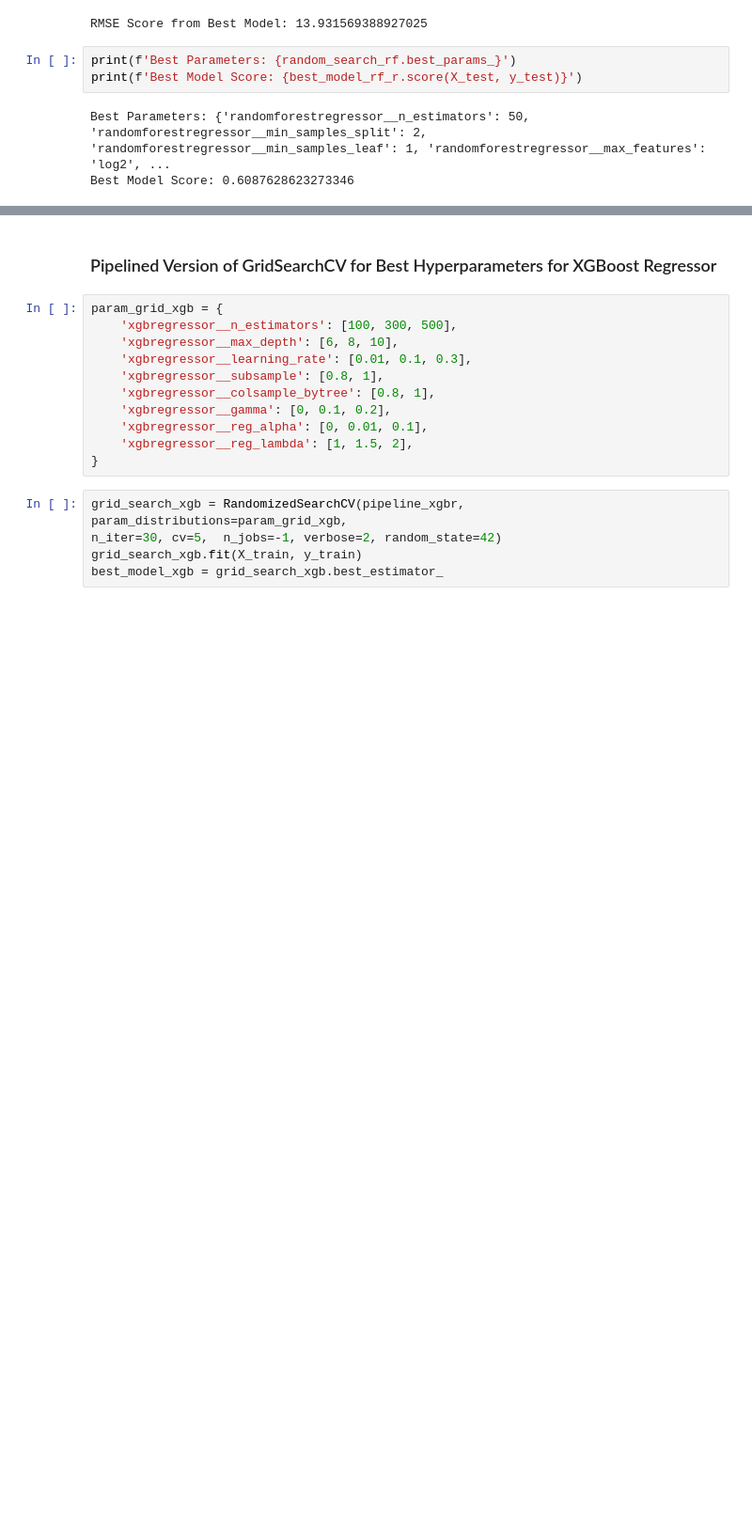
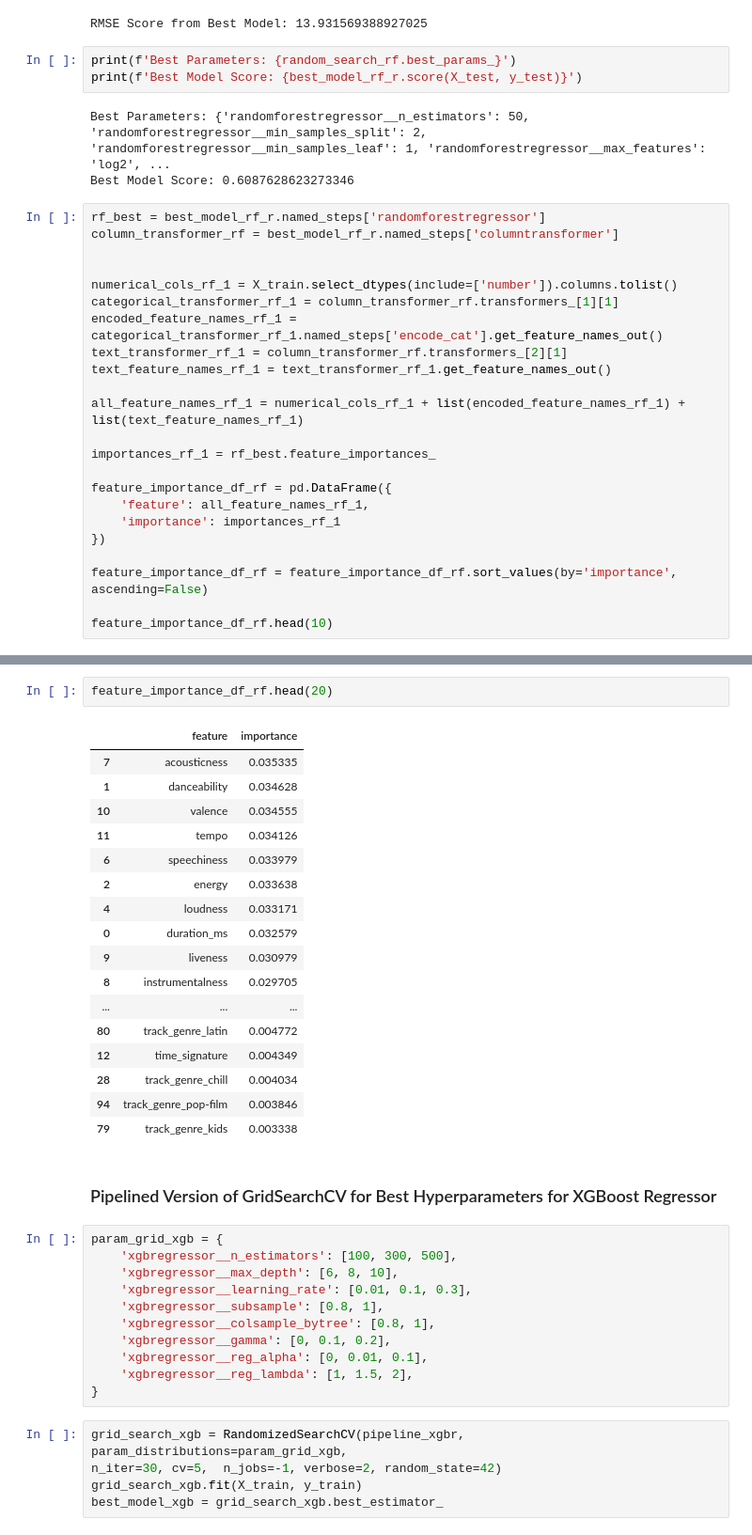
Before and after one commit to shreyamusini/song_popularity_dsc_148_final_project, a Jupyter notebook: eda_shreya.ipynb, the cells around one changed output, grey strips where cells are left out. Shown at 94% size. Cells and saved outputs as stored; diff of their text form; blank space fills up the shorter version.

```diff
--- a/eda_shreya.ipynb
+++ b/eda_shreya.ipynb
@@ -789,3 +869,26 @@ print(f'Best Model Score: {best_model_rf_r.score(X_test, y_test)}')
 # %% [output]
 Best Parameters: {'randomforestregressor__n_estimators': 50, 'randomforestregressor__min_samples_split': 2, 'randomforestregressor__min_samples_leaf': 1, 'randomforestregressor__max_features': 'log2', ...
 Best Model Score: 0.6087628623273346
+# %%
+rf_best = best_model_rf_r.named_steps['randomforestregressor']
+column_transformer_rf = best_model_rf_r.named_steps['columntransformer']
+
+
+numerical_cols_rf_1 = X_train.select_dtypes(include=['number']).columns.tolist()
+categorical_transformer_rf_1 = column_transformer_rf.transformers_[1][1]
+encoded_feature_names_rf_1 = categorical_transformer_rf_1.named_steps['encode_cat'].get_feature_names_out()
+text_transformer_rf_1 = column_transformer_rf.transformers_[2][1]
+text_feature_names_rf_1 = text_transformer_rf_1.get_feature_names_out()
+
+all_feature_names_rf_1 = numerical_cols_rf_1 + list(encoded_feature_names_rf_1) + list(text_feature_names_rf_1)
+
+importances_rf_1 = rf_best.feature_importances_
+
+feature_importance_df_rf = pd.DataFrame({
+    'feature': all_feature_names_rf_1,
+    'importance': importances_rf_1
+})
+
+feature_importance_df_rf = feature_importance_df_rf.sort_values(by='importance', ascending=False)
+
+feature_importance_df_rf.head(10)
@@ -792,3 +907,23 @@ Best Model Score: 0.6087628623273346
+# %%
+feature_importance_df_rf.head(20)
+# %% [output]
+|  | feature | importance |
+| 7 | acousticness | 0.035335 |
+| 1 | danceability | 0.034628 |
+| 10 | valence | 0.034555 |
+| 11 | tempo | 0.034126 |
+| 6 | speechiness | 0.033979 |
+| 2 | energy | 0.033638 |
+| 4 | loudness | 0.033171 |
+| 0 | duration_ms | 0.032579 |
+| 9 | liveness | 0.030979 |
+| 8 | instrumentalness | 0.029705 |
+| ... | ... | ... |
+| 80 | track_genre_latin | 0.004772 |
+| 12 | time_signature | 0.004349 |
+| 28 | track_genre_chill | 0.004034 |
+| 94 | track_genre_pop-film | 0.003846 |
+| 79 | track_genre_kids | 0.003338 |
 # %% [markdown]
 ### Pipelined Version of GridSearchCV for Best Hyperparameters for XGBoost Regressor
 # %%
```
Also changed, not shown: parts of 13 cells of this notebook.
